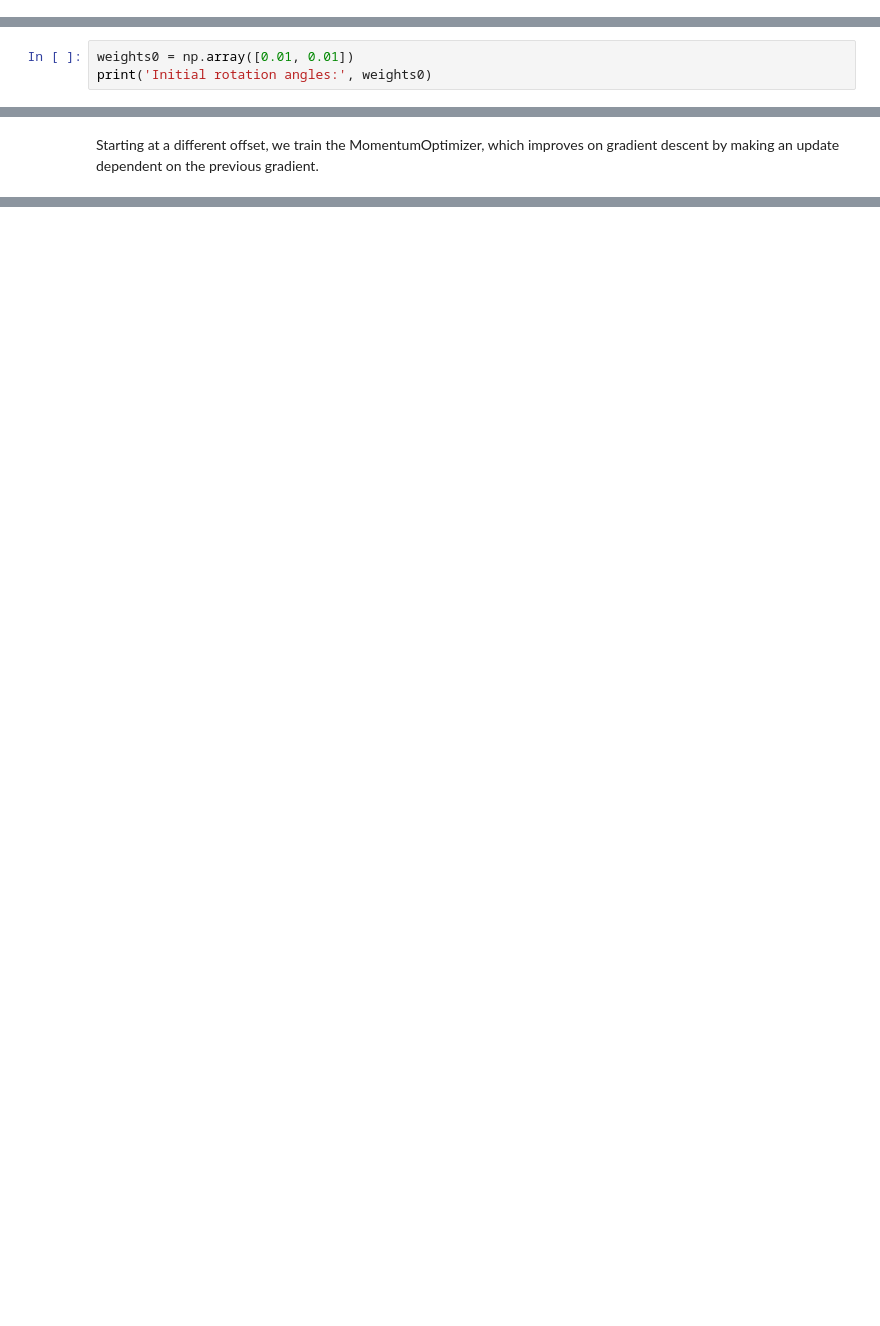
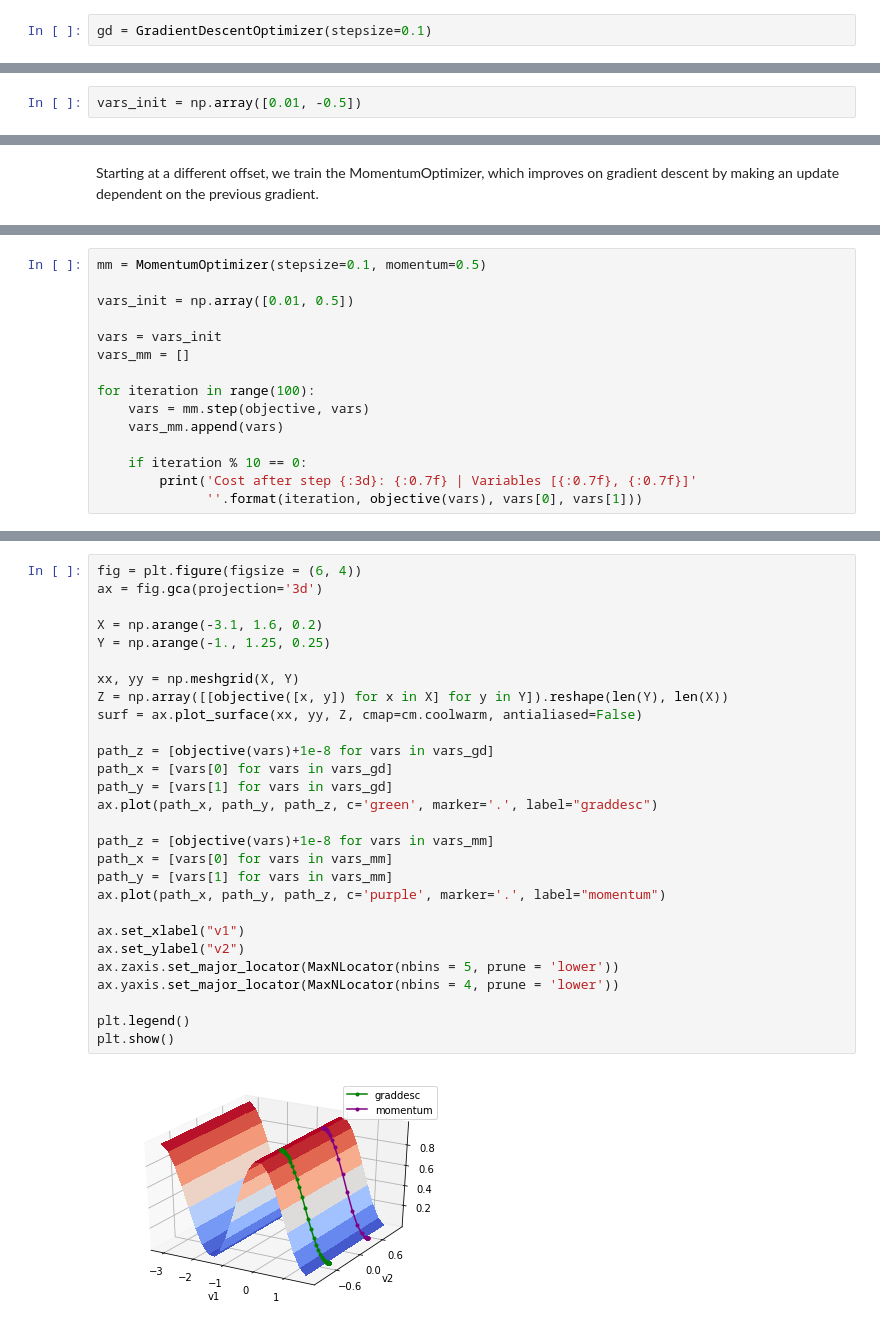
Before and after one commit to PennyLaneAI/pennylane-sf, a Jupyter notebook: demos/TutCV1_photon-redirection.ipynb, the cells around one changed output, grey strips where cells are left out. Cells and saved outputs as stored; diff of their text form; blank space fills up the shorter version.

```diff
--- a/demos/TutCV1_photon-redirection.ipynb
+++ b/demos/TutCV1_photon-redirection.ipynb
@@ -52 +78,3 @@ As stated above, the gradient does not depend on the phase parameter $w_2$.
+# %%
+gd = GradientDescentOptimizer(stepsize=0.1)
 # %% [markdown]
@@ -54,3 +82,2 @@ The initial values of the transmission and phase parameters are set to near-zero
 # %%
-weights0 = np.array([0.01, 0.01])
-print('Initial rotation angles:', weights0)
+vars_init = np.array([0.01, -0.5])
@@ -138,0 +110,15 @@ plt.show()
+# %%
+mm = MomentumOptimizer(stepsize=0.1, momentum=0.5)
+
+vars_init = np.array([0.01, 0.5])
+
+vars = vars_init
+vars_mm = []
+
+for iteration in range(100):
+    vars = mm.step(objective, vars)
+    vars_mm.append(vars)
+
+    if iteration % 10 == 0:
+        print('Cost after step {:3d}: {:0.7f} | Variables [{:0.7f}, {:0.7f}]'
+              ''.format(iteration, objective(vars), vars[0], vars[1]))
@@ -138,0 +136,30 @@ plt.show()
+# %%
+fig = plt.figure(figsize = (6, 4))
+ax = fig.gca(projection='3d')
+
+X = np.arange(-3.1, 1.6, 0.2)
+Y = np.arange(-1., 1.25, 0.25)
+
+xx, yy = np.meshgrid(X, Y)
+Z = np.array([[objective([x, y]) for x in X] for y in Y]).reshape(len(Y), len(X))
+surf = ax.plot_surface(xx, yy, Z, cmap=cm.coolwarm, antialiased=False)
+
+path_z = [objective(vars)+1e-8 for vars in vars_gd]
+path_x = [vars[0] for vars in vars_gd]
+path_y = [vars[1] for vars in vars_gd]
+ax.plot(path_x, path_y, path_z, c='green', marker='.', label="graddesc")
+
+path_z = [objective(vars)+1e-8 for vars in vars_mm]
+path_x = [vars[0] for vars in vars_mm]
+path_y = [vars[1] for vars in vars_mm]
+ax.plot(path_x, path_y, path_z, c='purple', marker='.', label="momentum")
+
+ax.set_xlabel("v1")
+ax.set_ylabel("v2")
+ax.zaxis.set_major_locator(MaxNLocator(nbins = 5, prune = 'lower'))
+ax.yaxis.set_major_locator(MaxNLocator(nbins = 4, prune = 'lower'))
+
+plt.legend()
+plt.show()
+# %% [output]
+[figure, added]
```
Also changed, not shown: parts of 22 cells of this notebook, 8 other files.
